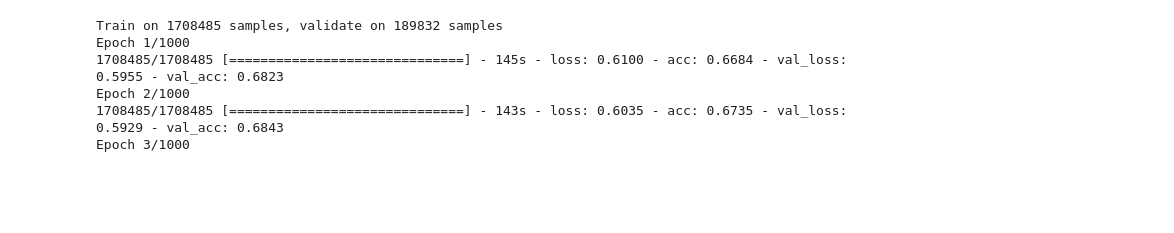
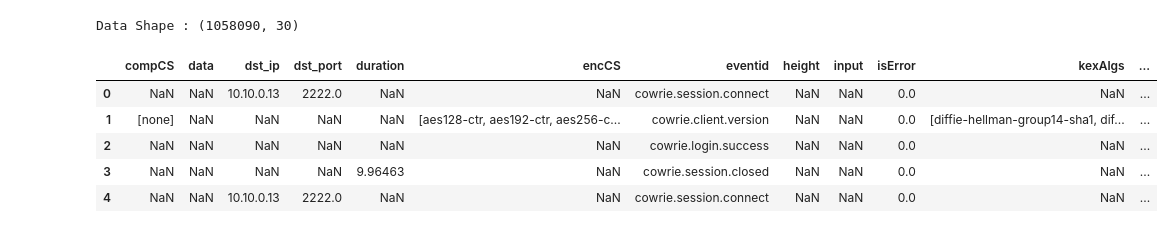
Before and after one commit to soham97/Cowrie_Honeypot_Modeling, a Jupyter notebook: Untitled.ipynb, the cells around one changed output. Saved outputs shown, nothing was run; the diff lists cells and outputs as text; code cells hidden in the pictures; blank space fills up the shorter version.

```diff
--- a/Untitled.ipynb
+++ b/Untitled.ipynb
@@ -1,3 +1,8 @@
 # %%
 import pandas as pd
 import numpy as np
+import json
+import matplotlib.pyplot as plt
+%matplotlib inline
+
+pd.options.display.max_columns = 35
@@ -107,11 +9,11 @@ None
-# %%
-%%time
-# fit the network
-model.fit(seq_array, label_array, epochs=1000, batch_size=200, validation_split=0.1, verbose=1)
-# %% [output]
-Train on 1708485 samples, validate on 189832 samples
-Epoch 1/1000
-1708485/1708485 [==============================] - 145s - loss: 0.6100 - acc: 0.6684 - val_loss: 0.5955 - val_acc: 0.6823
-Epoch 2/1000
-1708485/1708485 [==============================] - 143s - loss: 0.6035 - acc: 0.6735 - val_loss: 0.5929 - val_acc: 0.6843
-Epoch 3/1000
+# %%
+cow_1 = pd.read_json('input/cowrie.json.2017_7_4', lines=True)
+# cow_2 = pd.read_json('input/cowrie.json.2017_7_5', lines=True)
+cow_3 = pd.read_json('input/cowrie.json.2017_7_6', lines=True)
+cow_4 = pd.read_json('input/cowrie.json.2017_7_7', lines=True)
+# %%
+cow = pd.concat([cow_1, cow_3, cow_4])
+
+print ('Data Shape : '+str(cow.shape))
+# %% [output]
+Data Shape : (1058090, 30)
@@ -117,0 +22,9 @@ Epoch 3/1000
+# %%
+cow.head()
+# %% [output]
+|  | compCS | data | dst_ip | dst_port | duration | encCS | eventid | height | input | isError | kexAlgs | ... |
+| 0 | NaN | NaN | 10.10.0.13 | 2222.0 | NaN | NaN | cowrie.session.connect | NaN | NaN | 0.0 | NaN | ... |
+| 1 | [none] | NaN | NaN | NaN | NaN | [aes128-ctr, aes192-ctr, aes256-c... | cowrie.client.version | NaN | NaN | 0.0 | [diffie-hellman-group14-sha1, dif... | ... |
+| 2 | NaN | NaN | NaN | NaN | NaN | NaN | cowrie.login.success | NaN | NaN | 0.0 | NaN | ... |
+| 3 | NaN | NaN | NaN | NaN | 9.96463 | NaN | cowrie.session.closed | NaN | NaN | 0.0 | NaN | ... |
+| 4 | NaN | NaN | 10.10.0.13 | 2222.0 | NaN | NaN | cowrie.session.connect | NaN | NaN | 0.0 | NaN | ... |
```
Also changed, not shown: parts of 18 cells of this notebook.
